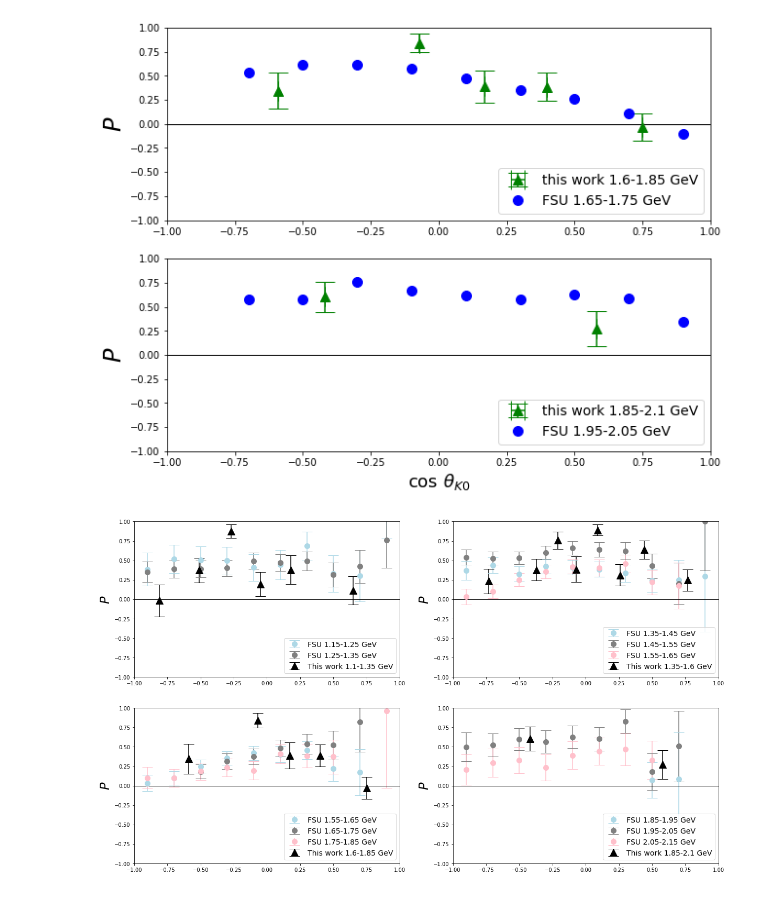
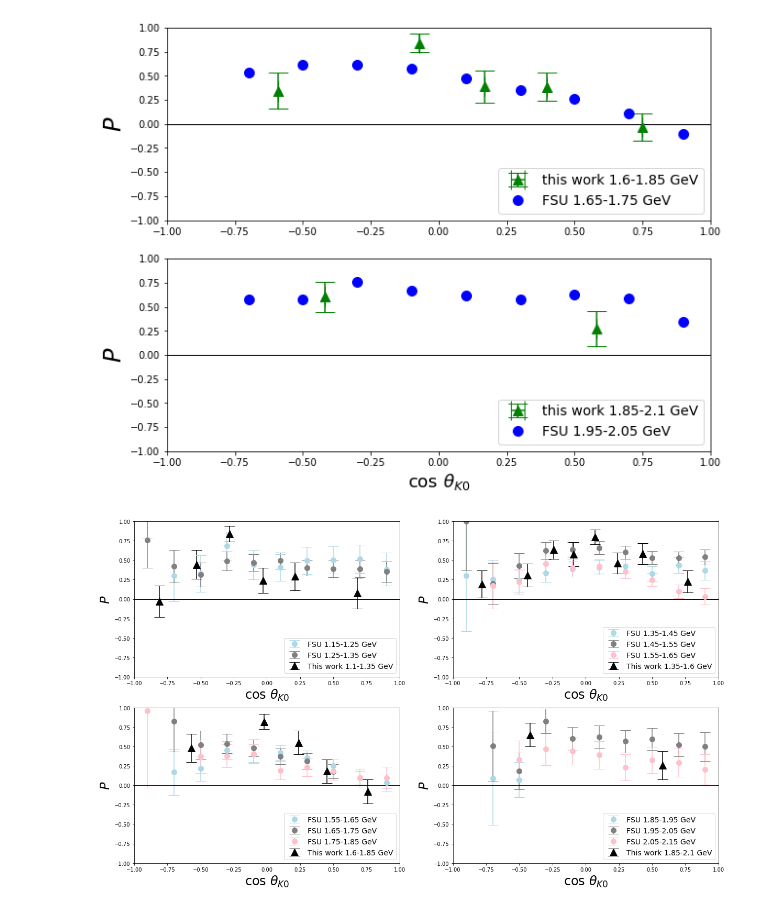
Before and after one commit to louiseclark/g8K0Sig, a Jupyter notebook: jupyter/g8K0SigCompareP.ipynb, the cells around one changed output. Cells and saved outputs as stored; diff of their text form; code cells hidden in the pictures.

```diff
--- a/jupyter/g8K0SigCompareP.ipynb
+++ b/jupyter/g8K0SigCompareP.ipynb
@@ -562,25 +562,29 @@ axes[1].legend(fontsize=14, loc="lower right")
 csv_labels = ['Ebin','Thbin','Val','Unc']
 # Read file into a DataFrame...
 csv_df = pd.read_csv('/home/louise/g8K0Sig/FSU_materials/P_ObservableNov20.csv', names=csv_labels)
+# add a column to the dataframe for costh K (-1 * costh Sigma)
+csv_df['ThbinK'] = csv_df['Thbin'] * -1
+
 
 # Print first few rows as a check...
 csv_df.head()
 
-# Compare to st13
-st13Rx=[[-0.05,0.65,-0.81,-0.27,0.18,-0.51],
-[-0.37,0.44,-0.07,0.26,0.09,-0.73,0.77,-0.21],
-[0.40,-0.59,-0.07,0.75,0.17],
+
+# Compare to st19
+st19Rx=[[-0.81,0.21,-0.03,0.68,-0.53,-0.28],
+[0.43,0.07,-0.44,0.24,-0.78,0.77,-0.24,-0.09],
+[-0.02,0.76,-0.57,0.24,0.45],
 [0.58,-0.42]]
 
-st13Ry=[[0.19594138281002255,0.11593463075075904,-0.018146811167748831,0.87407935758621524,0.37817178132879453,0.37335770944061913],
-[0.37892218648852344,0.63655123401145908,0.38478652712120515,0.31122546340512469,0.89181201415995659,0.23165505226538141,0.24604640524346741,0.75765197364958414],
-[0.38637911229399863,0.34637262034406413,0.8408884926897322,-0.032355680875128079,0.38733687208018813],
-[0.27047138183067854,0.60284280105178667]]
+st19Ry=[[-0.029933310884945937,0.29254801249457818,0.23812919575817548,0.075288700467310676,0.44260669784159068,0.83958540172232643],
+[0.58449872651045143,0.79658900038107916,0.30688277444864703,0.46313761244532003,0.19104674859642085,0.22395411798409456,0.63629316689538629,0.57795795838900099],
+[0.82175128442777967,-0.076406774795508781,0.48084771243958435,0.55132187631651752,0.18322235441221371],
+[0.25610674265454392,0.65108854416590511]]
 
-st13Ry_err=[[0.15515140859506699,0.18240573408215099,0.20566718931490754,0.088003122917480817,0.18342368943498638,0.15949163105426975],
-[0.13799952279052982,0.12014637065726498,0.16696259669508376,0.14006309031313002,0.068111038893756318,0.16012133105294499,0.13829958508636739,0.112567060794972],
-[0.14270538805102495,0.19189852129573615,0.093639085578220885,0.14116594477413594,0.17043856141022357],
-[0.18448096980781559,0.15703389521946046]]
+st19Ry_err=[[0.20097140046723078,0.17880769336417293,0.16190056439038217,0.20025285712897384,0.18538786672841243,0.10022366193306316],
+[0.13318019738657105,0.09412913927222101,0.14770283759535491,0.13557120105439305,0.17393424326573353,0.14147100744379318,0.11841232654755987,0.15381126137597137],
+[0.09744072474018757,0.15478586926088542,0.18341526347660067,0.1491424640349675,0.15178716412428733],
+[0.18150737875734058,0.15102783720277785]]
 
 
 fig, axes = plt.subplots(2, 2, figsize=(20,12))
@@ -588,92 +592,96 @@ fig, axes = plt.subplots(2, 2, figsize=(20,12))
 
 # Top left: FSU 1.2 and 1.3, My values 1.1-1.35
 dfEg = csv_df[csv_df['Ebin']==1.2]
-axes[0,0].errorbar(dfEg['Thbin'],dfEg['Val'], yerr=dfEg['Unc'],
+axes[0,0].errorbar(dfEg['ThbinK'],dfEg['Val'], yerr=dfEg['Unc'],
                   color='lightblue',fmt='o', capsize=10, markersize=10,label='FSU 1.15-1.25 GeV')
 
 dfEg = csv_df[csv_df['Ebin']==1.3]
-axes[0,0].errorbar(dfEg['Thbin'],dfEg['Val'], yerr=dfEg['Unc'],
+axes[0,0].errorbar(dfEg['ThbinK'],dfEg['Val'], yerr=dfEg['Unc'],
                   color='grey',fmt='o', capsize=10, markersize=10,label='FSU 1.25-1.35 GeV')
 
-axes[0,0].errorbar(st13Rx[0],st13Ry[0], yerr=st13Ry_err[0],
+axes[0,0].errorbar(st19Rx[0],st19Ry[0], yerr=st19Ry_err[0],
                   color='black',fmt='^', capsize=10, markersize=14,label='This work 1.1-1.35 GeV')
 
 
 axes[0,0].legend(fontsize=14, loc="lower right")
 axes[0,0].set_ylabel(r'$P$', fontsize=24)
+axes[0,0].set_xlabel(r'cos $\theta_{K0}$', fontsize=24)
 axes[0,0].set_xlim([-1.0,1.0])
 axes[0,0].set_ylim([-1.0,1.0])
 axes[0,0].axhline(linewidth=1, color='black')
 
 # Top right: FSU 1.4 and 1.5 and 1.6, My values 1.35-1.6
 dfEg = csv_df[csv_df['Ebin']==1.4]
-axes[0,1].errorbar(dfEg['Thbin'],dfEg['Val'], yerr=dfEg['Unc'],
+axes[0,1].errorbar(dfEg['ThbinK'],dfEg['Val'], yerr=dfEg['Unc'],
                   color='lightblue',fmt='o', capsize=10, markersize=10,label='FSU 1.35-1.45 GeV')
 
 dfEg = csv_df[csv_df['Ebin']==1.5]
-axes[0,1].errorbar(dfEg['Thbin'],dfEg['Val'], yerr=dfEg['Unc'],
+axes[0,1].errorbar(dfEg['ThbinK'],dfEg['Val'], yerr=dfEg['Unc'],
                   color='grey',fmt='o', capsize=10, markersize=10,label='FSU 1.45-1.55 GeV')
 
 dfEg = csv_df[csv_df['Ebin']==1.6]
-axes[0,1].errorbar(dfEg['Thbin'],dfEg['Val'], yerr=dfEg['Unc'],
+axes[0,1].errorbar(dfEg['ThbinK'],dfEg['Val'], yerr=dfEg['Unc'],
                   color='pink',fmt='o', capsize=10, markersize=10,label='FSU 1.55-1.65 GeV')
 
-axes[0,1].errorbar(st13Rx[1],st13Ry[1], yerr=st13Ry_err[1],
+axes[0,1].errorbar(st19Rx[1],st19Ry[1], yerr=st19Ry_err[1],
                   color='black',fmt='^', capsize=10, markersize=14,label='This work 1.35-1.6 GeV')
 
 
 axes[0,1].legend(fontsize=14, loc="lower right")
 axes[0,1].set_ylabel(r'$P$', fontsize=24)
+axes[0,1].set_xlabel(r'cos $\theta_{K0}$', fontsize=24)
 axes[0,1].set_xlim([-1.0,1.0])
 axes[0,1].set_ylim([-1.0,1.0])
 axes[0,1].axhline(linewidth=1, color='black')
 
 # Bottom left: FSU 1.6, 1.7, 1.8, My values 1.6-1.85
 dfEg = csv_df[csv_df['Ebin']==1.6]
-axes[1,0].errorbar(dfEg['Thbin'],dfEg['Val'], yerr=dfEg['Unc'],
+axes[1,0].errorbar(dfEg['ThbinK'],dfEg['Val'], yerr=dfEg['Unc'],
                   color='lightblue',fmt='o', capsize=10, markersize=10,label='FSU 1.55-1.65 GeV')
 
 dfEg = csv_df[csv_df['Ebin']==1.7]
-axes[1,0].errorbar(dfEg['Thbin'],dfEg['Val'], yerr=dfEg['Unc'],
+axes[1,0].errorbar(dfEg['ThbinK'],dfEg['Val'], yerr=dfEg['Unc'],
                   color='grey',fmt='o', capsize=10, markersize=10,label='FSU 1.65-1.75 GeV')
 
 dfEg = csv_df[csv_df['Ebin']==1.8]
-axes[1,0].errorbar(dfEg['Thbin'],dfEg['Val'], yerr=dfEg['Unc'],
+axes[1,0].errorbar(dfEg['ThbinK'],dfEg['Val'], yerr=dfEg['Unc'],
                   color='pink',fmt='o', capsize=10, markersize=10,label='FSU 1.75-1.85 GeV')
 
-axes[1,0].errorbar(st13Rx[2],st13Ry[2], yerr=st13Ry_err[2],
+axes[1,0].errorbar(st19Rx[2],st19Ry[2], yerr=st19Ry_err[2],
                   color='black',fmt='^', capsize=10, markersize=14,label='This work 1.6-1.85 GeV')
 
 
 axes[1,0].legend(fontsize=14, loc="lower right")
 axes[1,0].set_ylabel(r'$P$', fontsize=24)
+axes[1,0].set_xlabel(r'cos $\theta_{K0}$', fontsize=24)
 axes[1,0].set_xlim([-1.0,1.0])
 axes[1,0].set_ylim([-1.0,1.0])
 axes[1,0].axhline(linewidth=1, color='black')
 
 # Bottom right: FSU 1.9, 2.0, 2.1, My values 1.85-2.1
 dfEg = csv_df[csv_df['Ebin']==1.9]
-axes[1,1].errorbar(dfEg['Thbin'],dfEg['Val'], yerr=dfEg['Unc'],
+axes[1,1].errorbar(dfEg['ThbinK'],dfEg['Val'], yerr=dfEg['Unc'],
                   color='lightblue',fmt='o', capsize=10, markersize=10,label='FSU 1.85-1.95 GeV')
 
 dfEg = csv_df[csv_df['Ebin']==2.0]
-axes[1,1].errorbar(dfEg['Thbin'],dfEg['Val'], yerr=dfEg['Unc'],
+axes[1,1].errorbar(dfEg['ThbinK'],dfEg['Val'], yerr=dfEg['Unc'],
                   color='grey',fmt='o', capsize=10, markersize=10,label='FSU 1.95-2.05 GeV')
 
 dfEg = csv_df[csv_df['Ebin']==2.1]
-axes[1,1].errorbar(dfEg['Thbin'],dfEg['Val'], yerr=dfEg['Unc'],
+axes[1,1].errorbar(dfEg['ThbinK'],dfEg['Val'], yerr=dfEg['Unc'],
                   color='pink',fmt='o', capsize=10, markersize=10,label='FSU 2.05-2.15 GeV')
 
-axes[1,1].errorbar(st13Rx[3],st13Ry[3], yerr=st13Ry_err[3],
+axes[1,1].errorbar(st19Rx[3],st19Ry[3], yerr=st19Ry_err[3],
                   color='black',fmt='^', capsize=10, markersize=14,label='This work 1.85-2.1 GeV')
 
 
 axes[1,1].legend(fontsize=14, loc="lower right")
 axes[1,1].set_ylabel(r'$P$', fontsize=24)
+axes[1,1].set_xlabel(r'cos $\theta_{K0}$', fontsize=24)
 axes[1,1].set_xlim([-1.0,1.0])
 axes[1,1].set_ylim([-1.0,1.0])
 axes[1,1].axhline(linewidth=1, color='black')
 
 plt.savefig("/home/louise/public_html/html/images/recoilComp/compFSU.png")
 # %% [output]
-[figure, old version]
+[figure, new version]
```
Also changed, not shown: parts of 5 cells of this notebook, 36 other files.
